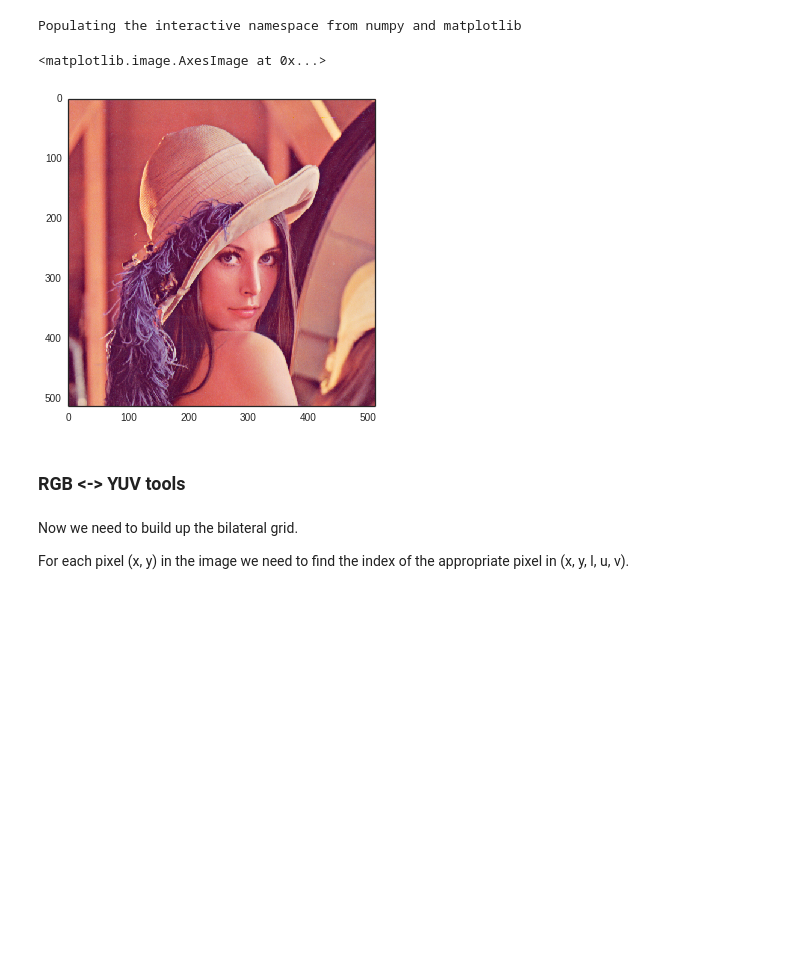
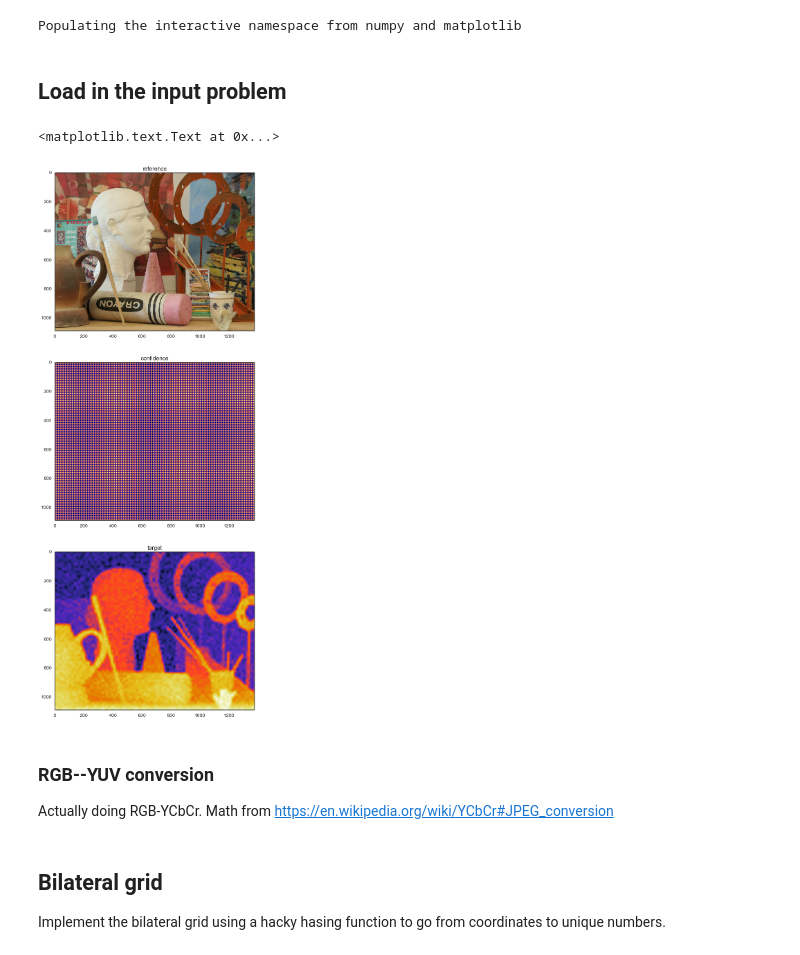
Before and after one commit to poolio/bilateral_solver, a Jupyter notebook: notebooks/bilateral_filter.ipynb, the cells around one changed output. Drawn from its saved outputs; the diff is of its cells as text; code cells hidden in the pictures; blank space fills up the shorter version.

```diff
--- a/notebooks/bilateral_filter.ipynb
+++ b/notebooks/bilateral_filter.ipynb
@@ -8,15 +12,37 @@ rcParams['image.cmap'] = 'CMRmap'
 rcParams['figure.facecolor'] = 'w'
 # %% [output]
 Populating the interactive namespace from numpy and matplotlib
-# %%
-from skimage import data
-lena = data.lena()
-imshow(lena)
-# %% [output]
-<matplotlib.image.AxesImage at 0x...>
-[figure, removed]
-# %% [markdown]
-### RGB <-> YUV tools
+# %% [markdown]
+## Load in the input problem
+# %%
+from skimage.io import imread
+import os
+data_folder = os.path.abspath(os.path.join(os.path.curdir, '..', 'data', 'depth_superres'))
+reference = imread(os.path.join(data_folder, 'reference.png'))
+target = imread(os.path.join(data_folder, 'target.png'))
+confidence = imread(os.path.join(data_folder, 'confidence.png'))
+im_shape = reference.shape[:2]
+assert(im_shape[0] == target.shape[0])
+assert(im_shape[1] == target.shape[1])
+assert(im_shape[0] == confidence.shape[0])
+assert(im_shape[1] == confidence.shape[1])
+
+figure(figsize=(14, 20))
+subplot(311)
+imshow(reference)
+title('reference')
+subplot(312)
+imshow(confidence)
+title('confidence')
+subplot(313)
+imshow(target)
+title('target')
+# %% [output]
+<matplotlib.text.Text at 0x...>
+[figure, added]
+# %% [markdown]
+### RGB--YUV conversion
+Actually doing RGB-YCbCr. Math from https://en.wikipedia.org/wiki/YCbCr#JPEG_conversion
 # %%
 # From: https://en.wikipedia.org/wiki/YCbCr#JPEG_conversion
 RGB_TO_YUV = np.array([
@@ -34,10 +60,9 @@ def rgb2yuv(im):
 
 def yuv2rgb(im):
     return np.tensordot(im.astype(float) - YUV_OFFSET, YUV_TO_RGB, ([2], [1]))
-# %% [markdown]
-Now we need to build up the bilateral grid.
-
-For each pixel (x, y) in the image we need to find the index of the appropriate pixel in  (x, y, l, u, v).
+# %% [markdown]
+## Bilateral grid
+Implement the bilateral grid using a hacky hasing function to go from coordinates to unique numbers.
 # %%
 MAX_VAL = 255.0
 from scipy.sparse import csr_matrix
```
Also changed, not shown: parts of 14 cells of this notebook, 1 other file.
